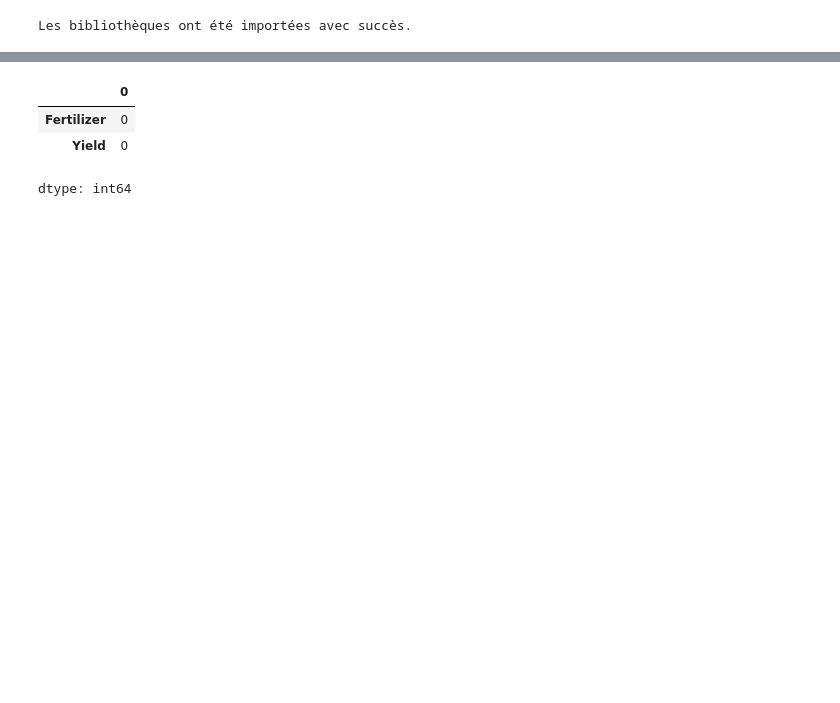
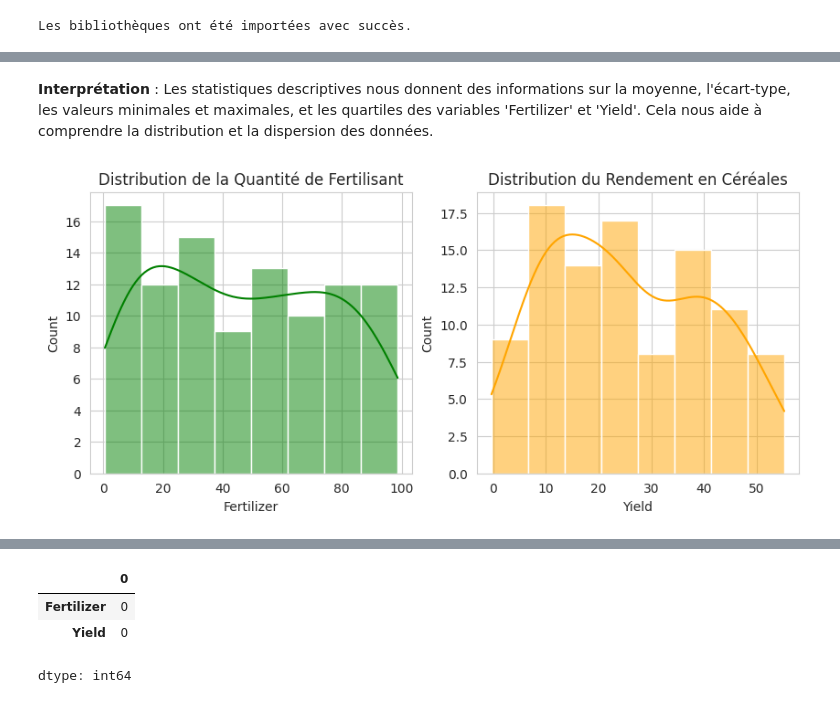
Before and after one commit to topdeveloppement/ai-nexus-one-formation, a Jupyter notebook: regression_lineaire_simple.ipynb, the cells around one changed output, grey strips where cells are left out. Drawn from its saved outputs; the diff is of its cells as text; code cells hidden in the pictures; blank space fills up the shorter version.

```diff
--- a/regression_lineaire_simple.ipynb
+++ b/regression_lineaire_simple.ipynb
@@ -156,0 +123,19 @@ data.describe()
+# %% [markdown]
+**Interprétation** : Les statistiques descriptives nous donnent des informations sur la moyenne, l'écart-type, les valeurs minimales et maximales, et les quartiles des variables 'Fertilizer' et 'Yield'. Cela nous aide à comprendre la distribution et la dispersion des données.
+# %%
+# Visualisation de la distribution des variables
+
+# Histogramme de Fertilizer
+plt.figure(figsize=(10,4))
+plt.subplot(1,2,1)
+sns.histplot(data['Fertilizer'], kde=True, color='green')
+plt.title('Distribution de la Quantité de Fertilisant')
+
+# Histogramme de Yield
+plt.subplot(1,2,2)
+sns.histplot(data['Yield'], kde=True, color='orange')
+plt.title('Distribution du Rendement en Céréales')
+
+plt.show()
+# %% [output]
+[figure, added]
```
Also changed, not shown: parts of 57 cells of this notebook.
